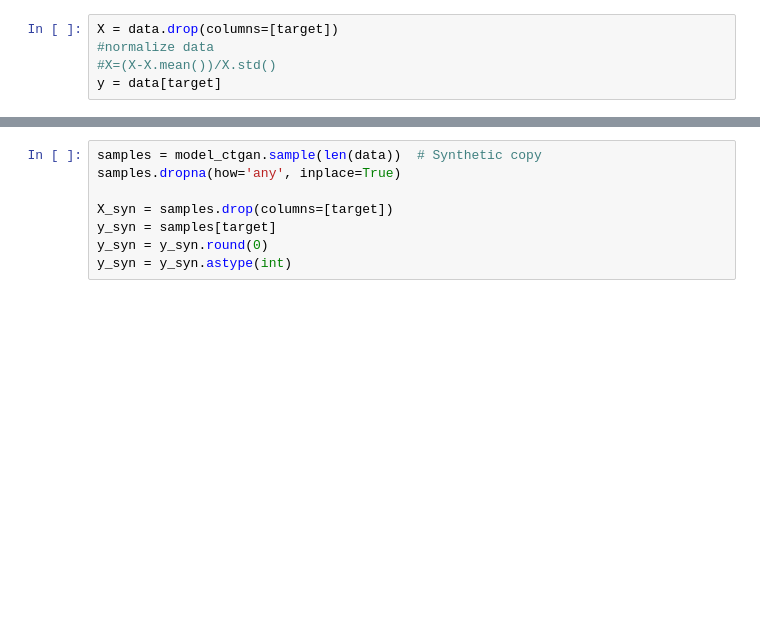
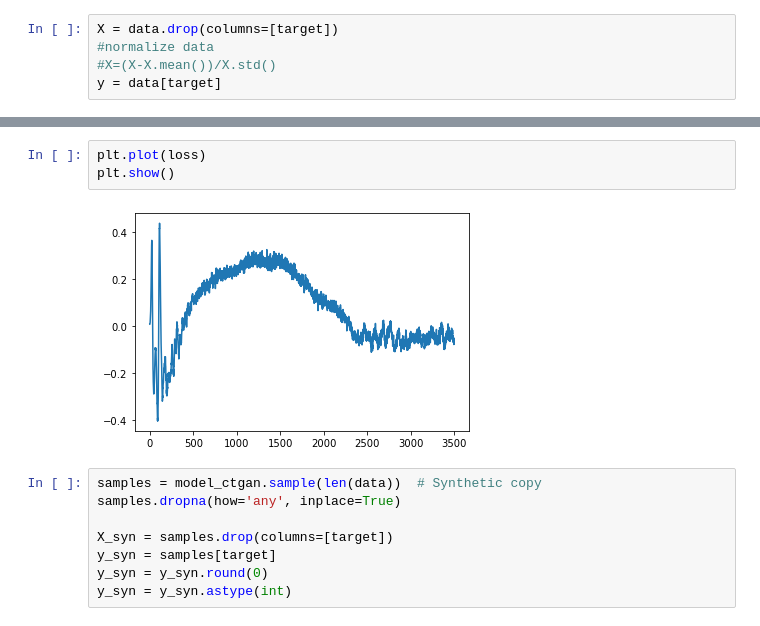
Before and after one commit to Frederico-lp/Research, a Jupyter notebook: mymodeltest.ipynb, the cells around one changed output, grey strips where cells are left out. Cells and saved outputs as stored; diff of their text form; blank space fills up the shorter version.

```diff
--- a/mymodeltest.ipynb
+++ b/mymodeltest.ipynb
@@ -69,3 +67,8 @@ Epoch 45, Loss G: -0.7483,Loss D: -0.0278
+# %%
+plt.plot(loss)
+plt.show()
+# %% [output]
+[figure, added]
 # %%
 samples = model_ctgan.sample(len(data))  # Synthetic copy
 samples.dropna(how='any', inplace=True)
```
Also changed, not shown: parts of 8 cells of this notebook, 2 other files.
